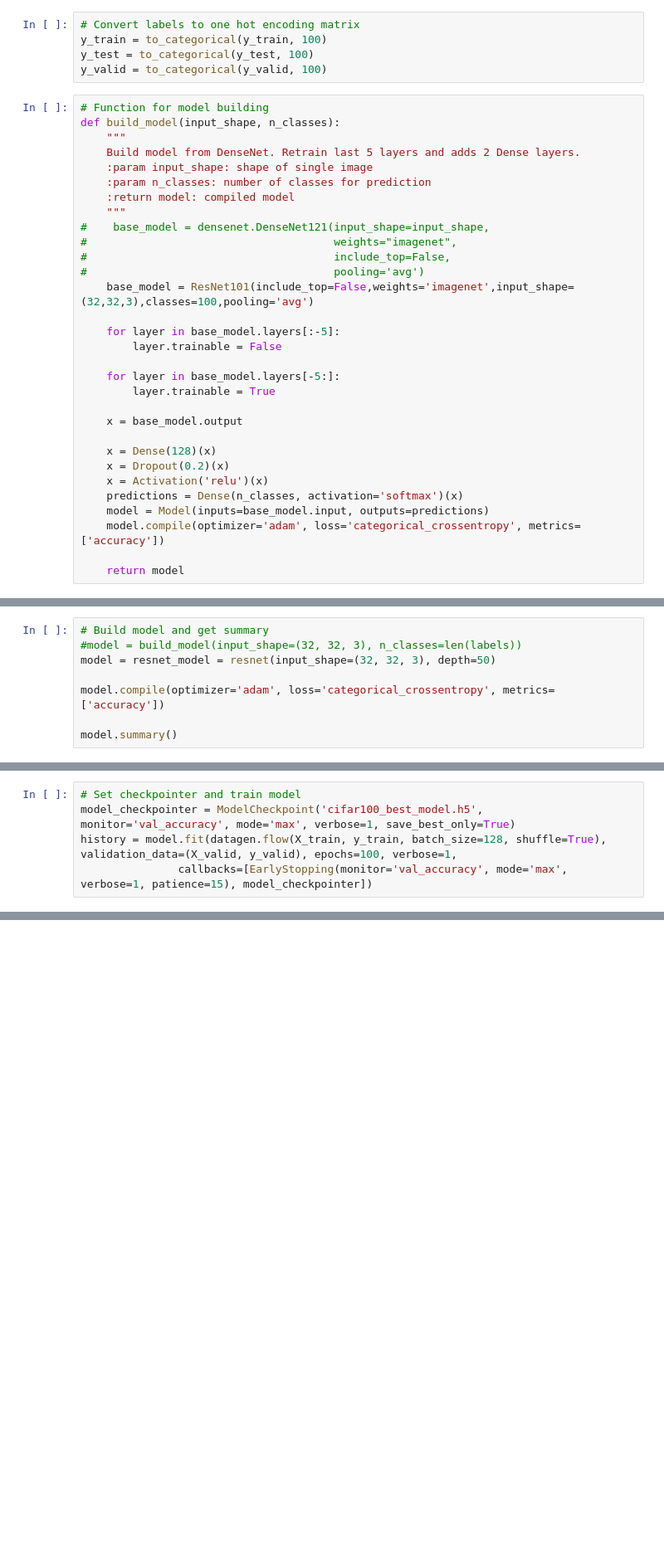
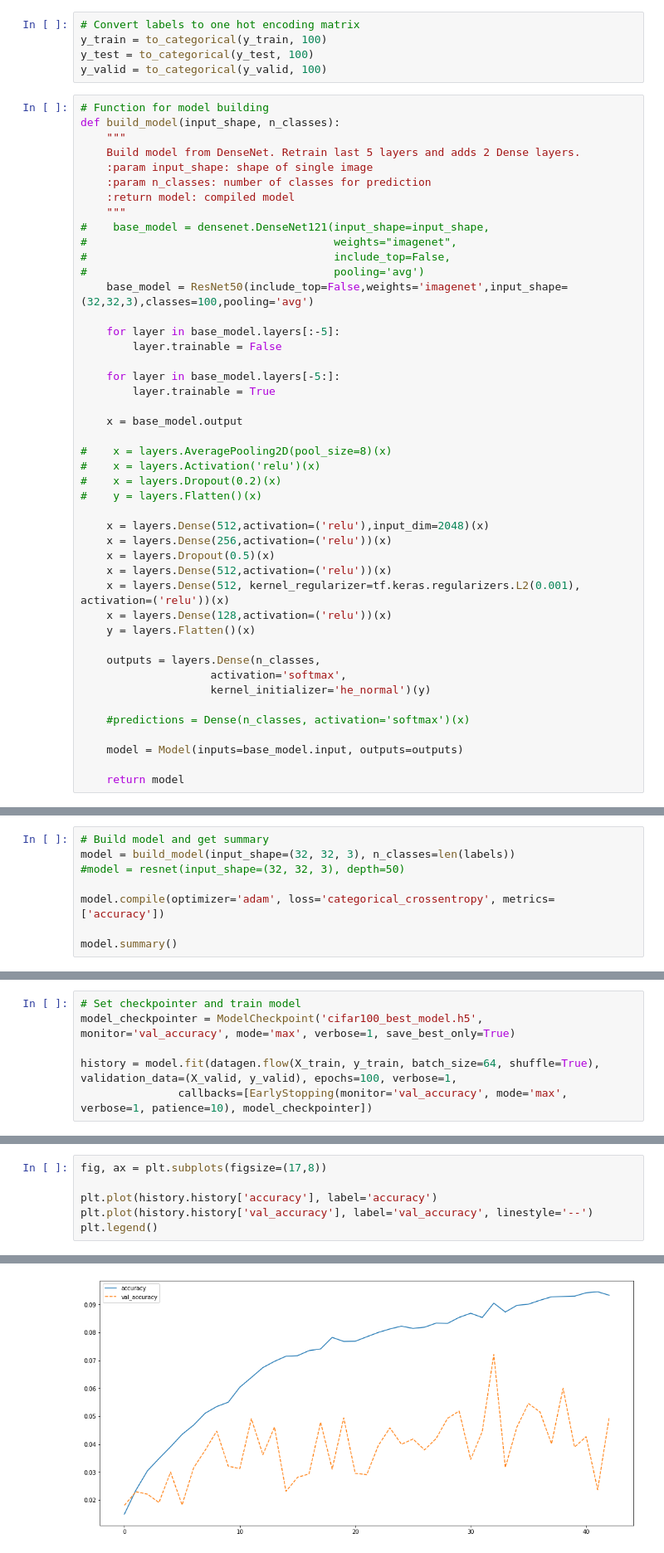
Before and after one commit to xxmuller/neural_networks, a Jupyter notebook: resnet3.ipynb, the cells around one changed output, grey strips where cells are left out. Shown: that part at 83% size. Drawn from its saved outputs; the diff is of its cells as text; blank space fills up the shorter version.

```diff
--- a/resnet3.ipynb
+++ b/resnet3.ipynb
@@ -68,7 +68,7 @@ def build_model(input_shape, n_classes):
 #                                      weights="imagenet",
 #                                      include_top=False,
 #                                      pooling='avg')
-    base_model = ResNet101(include_top=False,weights='imagenet',input_shape=(32,32,3),classes=100,pooling='avg')
+    base_model = ResNet50(include_top=False,weights='imagenet',input_shape=(32,32,3),classes=100,pooling='avg')
 
     for layer in base_model.layers[:-5]:
         layer.trainable = False
@@ -78,11 +78,25 @@ def build_model(input_shape, n_classes):
 
     x = base_model.output
 
-    x = Dense(128)(x)
-    x = Dropout(0.2)(x)
-    x = Activation('relu')(x)
-    predictions = Dense(n_classes, activation='softmax')(x)
-    model = Model(inputs=base_model.input, outputs=predictions)
-    model.compile(optimizer='adam', loss='categorical_crossentropy', metrics=['accuracy'])
+#    x = layers.AveragePooling2D(pool_size=8)(x)
+#    x = layers.Activation('relu')(x)
+#    x = layers.Dropout(0.2)(x)
+#    y = layers.Flatten()(x)
+
+    x = layers.Dense(512,activation=('relu'),input_dim=2048)(x)
+    x = layers.Dense(256,activation=('relu'))(x)
+    x = layers.Dropout(0.5)(x)
+    x = layers.Dense(512,activation=('relu'))(x)
+    x = layers.Dense(512, kernel_regularizer=tf.keras.regularizers.L2(0.001), activation=('relu'))(x)
+    x = layers.Dense(128,activation=('relu'))(x)
+    y = layers.Flatten()(x)
+
+    outputs = layers.Dense(n_classes,
+                    activation='softmax',
+                    kernel_initializer='he_normal')(y)
+
+    #predictions = Dense(n_classes, activation='softmax')(x)
+
+    model = Model(inputs=base_model.input, outputs=outputs)
 
     return model
@@ -154,7 +103,7 @@ def resnet(input_shape, depth, num_classes=100):
 # %%
 # Build model and get summary
-#model = build_model(input_shape=(32, 32, 3), n_classes=len(labels))
-model = resnet_model = resnet(input_shape=(32, 32, 3), depth=50)
+model = build_model(input_shape=(32, 32, 3), n_classes=len(labels))
+#model = resnet(input_shape=(32, 32, 3), depth=50)
 
 model.compile(optimizer='adam', loss='categorical_crossentropy', metrics=['accuracy'])
 
@@ -194,7 +143,8 @@ datagen.fit(X_train)
 # %%
 # Set checkpointer and train model
 model_checkpointer = ModelCheckpoint('cifar100_best_model.h5', monitor='val_accuracy', mode='max', verbose=1, save_best_only=True)
-history = model.fit(datagen.flow(X_train, y_train, batch_size=128, shuffle=True), validation_data=(X_valid, y_valid), epochs=100, verbose=1,
-               callbacks=[EarlyStopping(monitor='val_accuracy', mode='max', verbose=1, patience=15), model_checkpointer])
+
+history = model.fit(datagen.flow(X_train, y_train, batch_size=64, shuffle=True), validation_data=(X_valid, y_valid), epochs=100, verbose=1,
+               callbacks=[EarlyStopping(monitor='val_accuracy', mode='max', verbose=1, patience=10), model_checkpointer])
 # %% [output]
 Epoch 1/100
@@ -204,0 +167,7 @@ Epoch 2: val_accuracy improved from 0.02486 to 0.02743, saving model to cifar100
+# %%
+fig, ax = plt.subplots(figsize=(17,8))
+
+plt.plot(history.history['accuracy'], label='accuracy')
+plt.plot(history.history['val_accuracy'], label='val_accuracy', linestyle='--')
+plt.legend()
+# %% [output]
@@ -204,0 +175 @@ Epoch 2: val_accuracy improved from 0.02486 to 0.02743, saving model to cifar100
+[figure, added]
```
Also changed, not shown: parts of 11 cells of this notebook, 4 other files.
